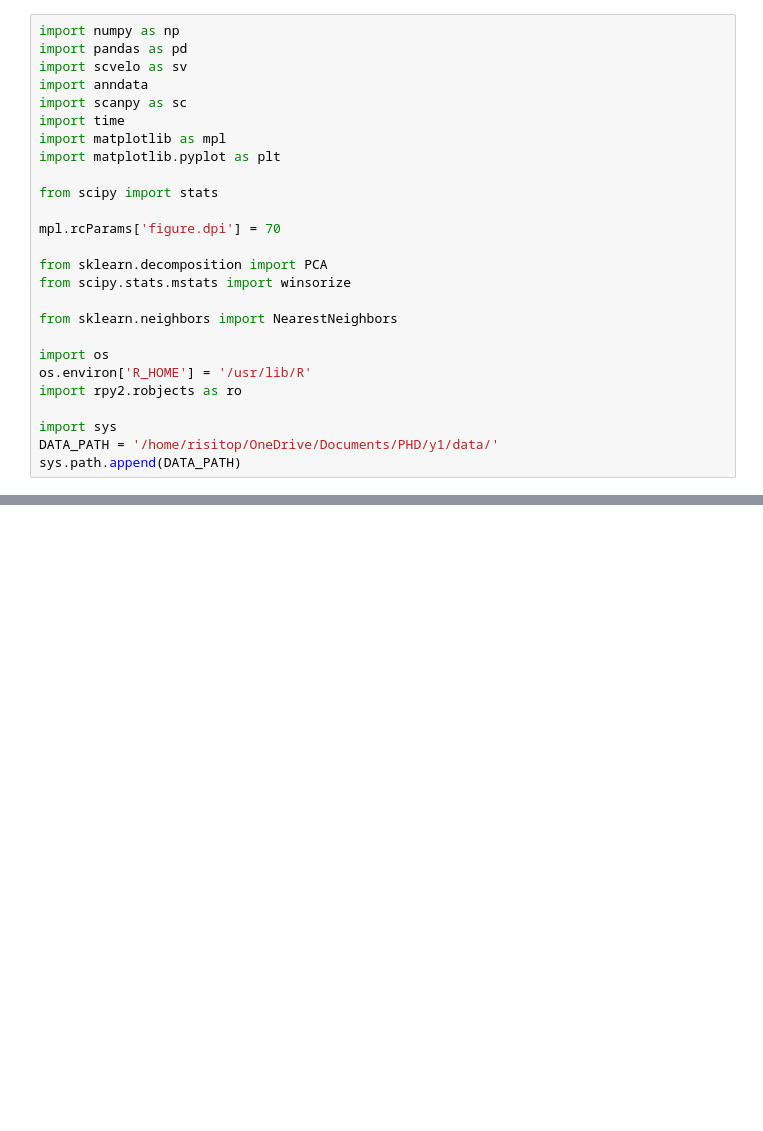
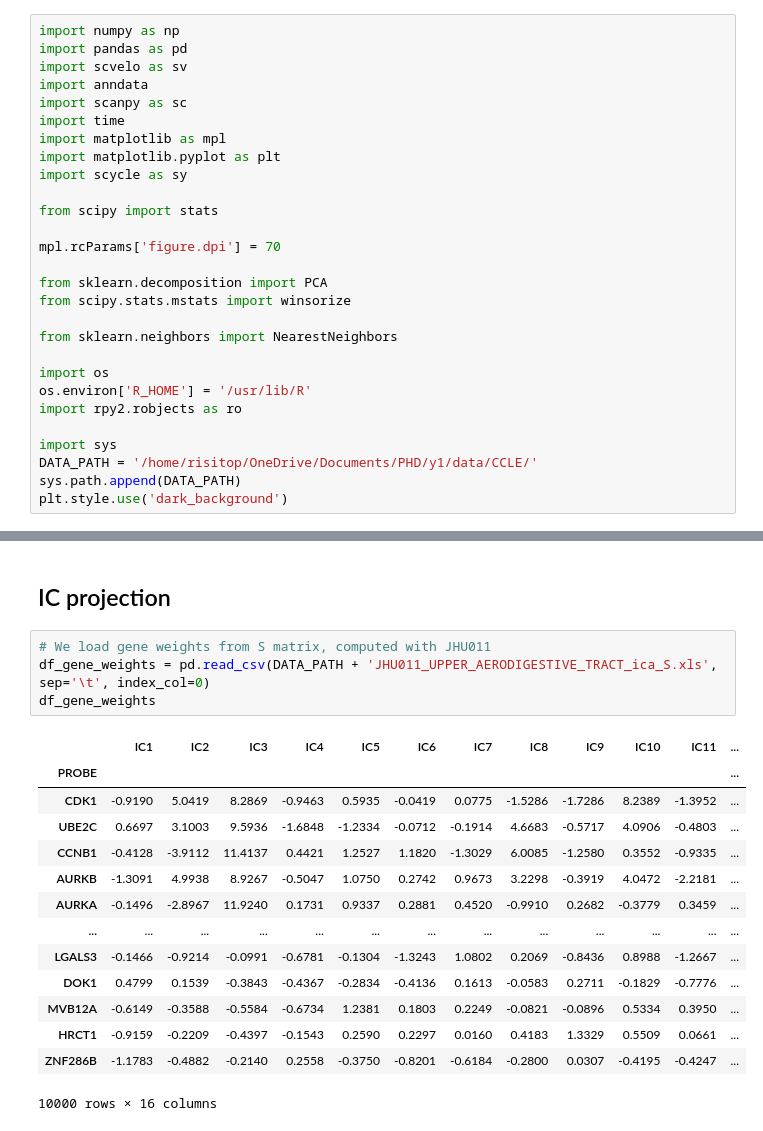
Before and after one commit to auranic/BroadCellLine_scRNASeq_analysis, a Jupyter notebook: 200CL_preprocessing.ipynb, the cells around one changed output, grey strips where cells are left out. Saved outputs shown, nothing was run; the diff lists cells and outputs as text; blank space fills up the shorter version.

Commit message:
Scycle preprocessing + OT pipeline

```diff
--- a/200CL_preprocessing.ipynb
+++ b/200CL_preprocessing.ipynb
@@ -7,6 +9,7 @@ import scanpy as sc
 import time
 import matplotlib as mpl
 import matplotlib.pyplot as plt
+import scycle as sy
 
 from scipy import stats
 
@@ -22,5 +25,6 @@ os.environ['R_HOME'] = '/usr/lib/R'
 import rpy2.robjects as ro
 
 import sys
-DATA_PATH = '/home/risitop/OneDrive/Documents/PHD/y1/data/'
+DATA_PATH = '/home/risitop/OneDrive/Documents/PHD/y1/data/CCLE/'
 sys.path.append(DATA_PATH)
+plt.style.use('dark_background')
@@ -184,0 +53,21 @@ FileNotFoundError: [Errno 2] No such file or directory: '/home/risitop/OneDrive/
+# %% [markdown]
+## IC projection
+# %%
+# We load gene weights from S matrix, computed with JHU011
+df_gene_weights = pd.read_csv(DATA_PATH + 'JHU011_UPPER_AERODIGESTIVE_TRACT_ica_S.xls', sep='\t', index_col=0)
+df_gene_weights
+# %% [output]
+|  | IC1 | IC2 | IC3 | IC4 | IC5 | IC6 | IC7 | IC8 | IC9 | IC10 | IC11 | ... |
+| PROBE |  |  |  |  |  |  |  |  |  |  |  | ... |
+| CDK1 | -0.9190 | 5.0419 | 8.2869 | -0.9463 | 0.5935 | -0.0419 | 0.0775 | -1.5286 | -1.7286 | 8.2389 | -1.3952 | ... |
+| UBE2C | 0.6697 | 3.1003 | 9.5936 | -1.6848 | -1.2334 | -0.0712 | -0.1914 | 4.6683 | -0.5717 | 4.0906 | -0.4803 | ... |
+| CCNB1 | -0.4128 | -3.9112 | 11.4137 | 0.4421 | 1.2527 | 1.1820 | -1.3029 | 6.0085 | -1.2580 | 0.3552 | -0.9335 | ... |
+| AURKB | -1.3091 | 4.9938 | 8.9267 | -0.5047 | 1.0750 | 0.2742 | 0.9673 | 3.2298 | -0.3919 | 4.0472 | -2.2181 | ... |
+| AURKA | -0.1496 | -2.8967 | 11.9240 | 0.1731 | 0.9337 | 0.2881 | 0.4520 | -0.9910 | 0.2682 | -0.3779 | 0.3459 | ... |
+| ... | ... | ... | ... | ... | ... | ... | ... | ... | ... | ... | ... | ... |
+| LGALS3 | -0.1466 | -0.9214 | -0.0991 | -0.6781 | -0.1304 | -1.3243 | 1.0802 | 0.2069 | -0.8436 | 0.8988 | -1.2667 | ... |
+| DOK1 | 0.4799 | 0.1539 | -0.3843 | -0.4367 | -0.2834 | -0.4136 | 0.1613 | -0.0583 | 0.2711 | -0.1829 | -0.7776 | ... |
+| MVB12A | -0.6149 | -0.3588 | -0.5584 | -0.6734 | 1.2381 | 0.1803 | 0.2249 | -0.0821 | -0.0896 | 0.5334 | 0.3950 | ... |
+| HRCT1 | -0.9159 | -0.2209 | -0.4397 | -0.1543 | 0.2590 | 0.2297 | 0.0160 | 0.4183 | 1.3329 | 0.5509 | 0.0661 | ... |
+| ZNF286B | -1.1783 | -0.4882 | -0.2140 | 0.2558 | -0.3750 | -0.8201 | -0.6184 | -0.2800 | 0.0307 | -0.4195 | -0.4247 | ... |
+10000 rows × 16 columns
```
Also changed, not shown: parts of 15 cells of this notebook.
